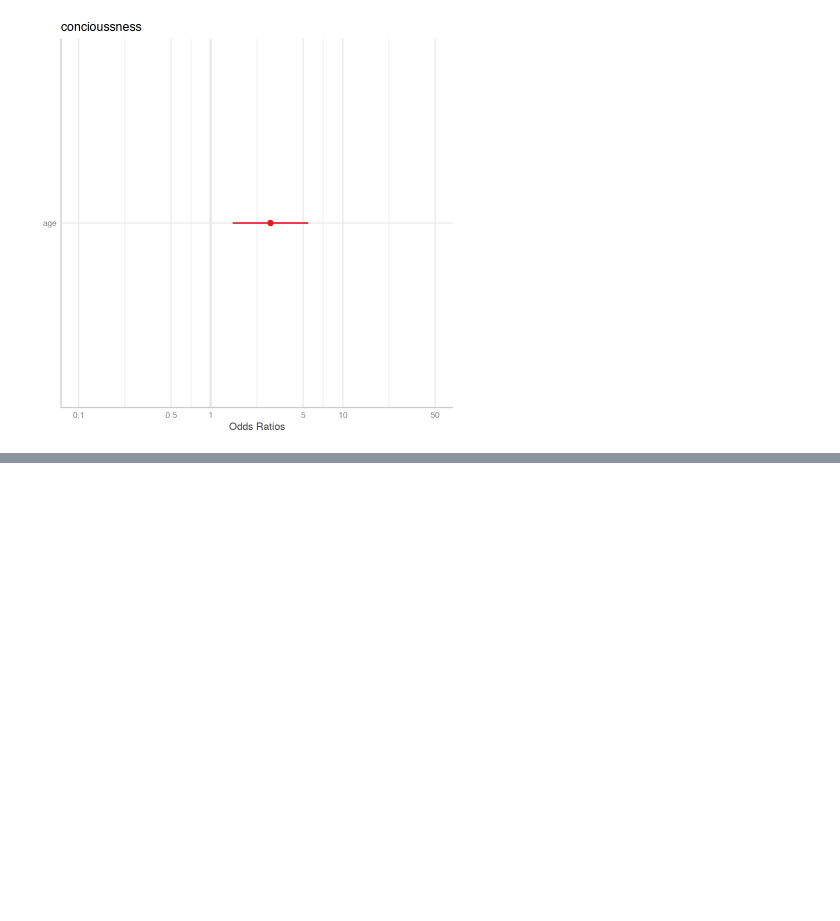
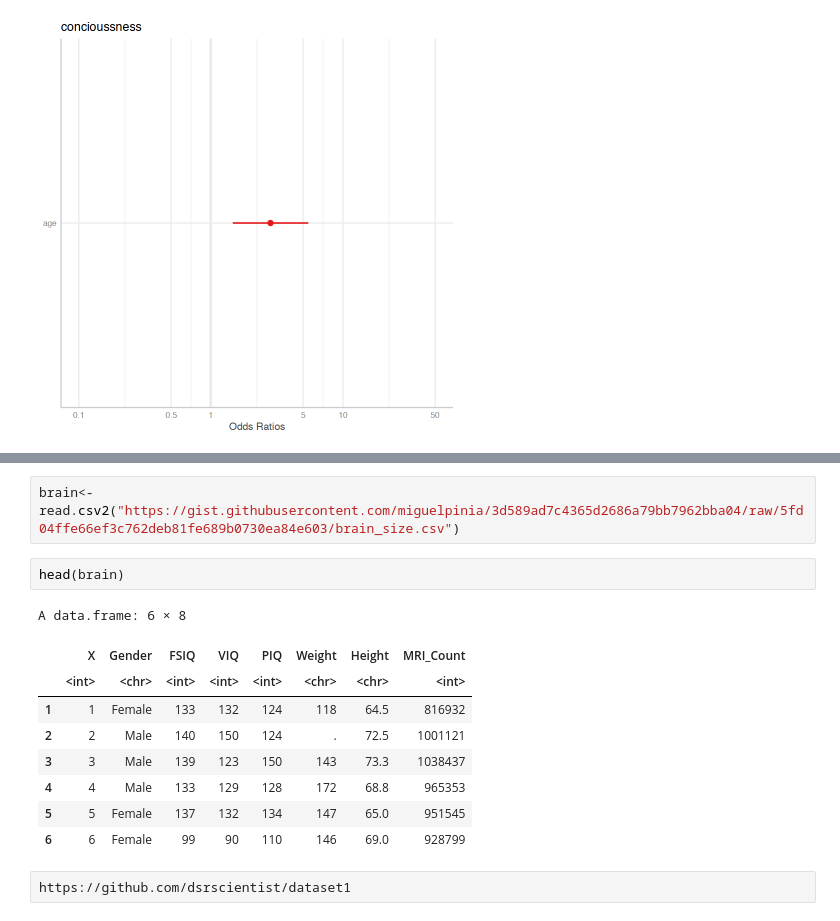
Before and after one commit to norberello/age-and-consciousness-in-chimps, a Jupyter notebook: Pan conciousness.ipynb, the cells around one changed output, grey strips where cells are left out. Drawn from its saved outputs; the diff is of its cells as text; blank space fills up the shorter version.

```diff
--- a/Pan conciousness.ipynb
+++ b/Pan conciousness.ipynb
@@ -320,0 +444,16 @@ plot_model(model.both, type = "std")
+# %%
+brain<-read.csv2("https://gist.githubusercontent.com/miguelpinia/3d589ad7c4365d2686a79bb7962bba04/raw/5fd04ffe66ef3c762deb81fe689b0730ea84e603/brain_size.csv")
+# %%
+head(brain)
+# %% [output]
+A data.frame: 6 × 8
+|  | X | Gender | FSIQ | VIQ | PIQ | Weight | Height | MRI_Count |
+|  | <int> | <chr> | <int> | <int> | <int> | <chr> | <chr> | <int> |
+| 1 | 1 | Female | 133 | 132 | 124 | 118 | 64.5 | 816932 |
+| 2 | 2 | Male | 140 | 150 | 124 | . | 72.5 | 1001121 |
+| 3 | 3 | Male | 139 | 123 | 150 | 143 | 73.3 | 1038437 |
+| 4 | 4 | Male | 133 | 129 | 128 | 172 | 68.8 | 965353 |
+| 5 | 5 | Female | 137 | 132 | 134 | 147 | 65.0 | 951545 |
+| 6 | 6 | Female | 99 | 90 | 110 | 146 | 69.0 | 928799 |
+# %%
+https://github.com/dsrscientist/dataset1
```
Also changed, not shown: parts of 16 cells of this notebook.
